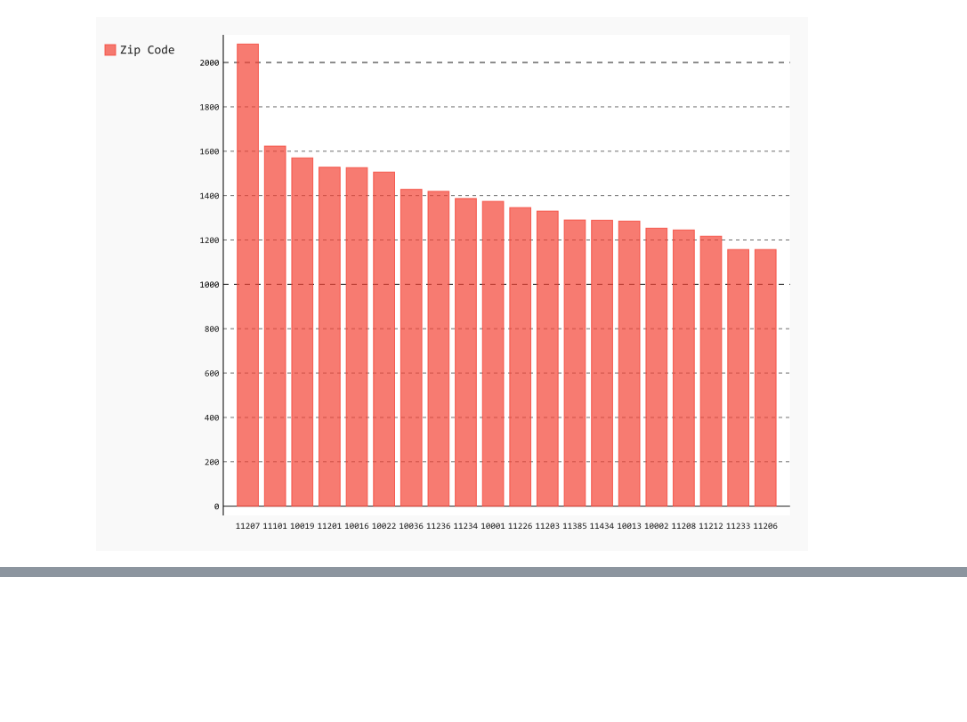
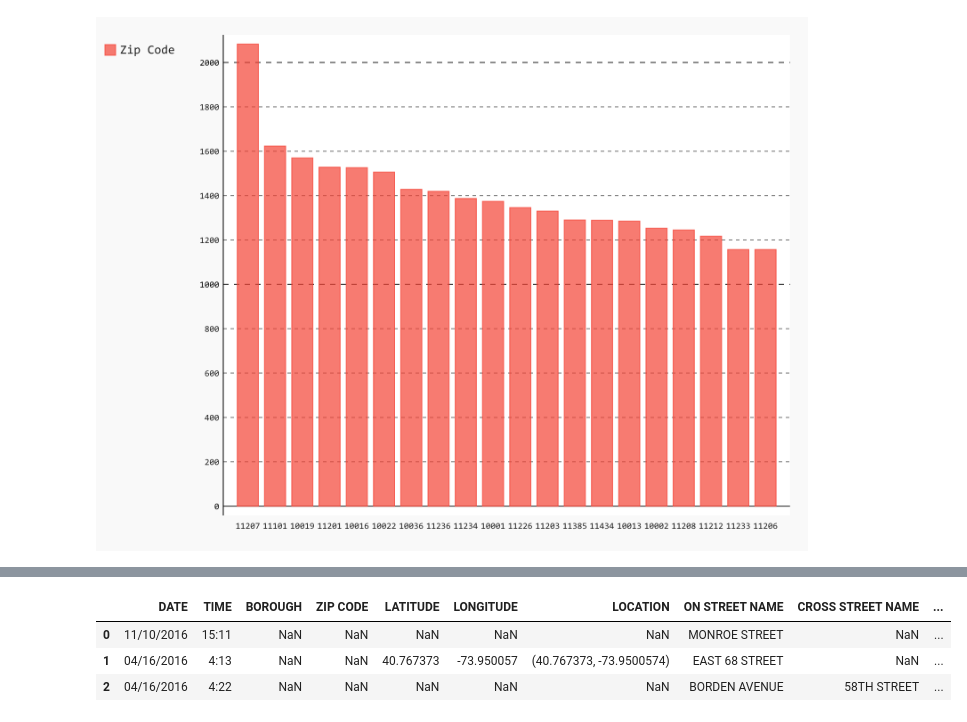
Before and after one commit to ResidentMario/plotting-tools, a Jupyter notebook: notebooks/Top 20 Zip Codes Bar Chart.ipynb, the cells around one changed output, grey strips where cells are left out. Saved outputs shown, nothing was run; the diff lists cells and outputs as text; code cells hidden in the pictures; blank space fills up the shorter version.

```diff
--- a/notebooks/Top 20 Zip Codes Bar Chart.ipynb
+++ b/notebooks/Top 20 Zip Codes Bar Chart.ipynb
@@ -249,0 +262,7 @@ line_chart
+# %%
+collisions.head(3)
+# %% [output]
+|  | DATE | TIME | BOROUGH | ZIP CODE | LATITUDE | LONGITUDE | LOCATION | ON STREET NAME | CROSS STREET NAME | ... |
+| 0 | 11/10/2016 | 15:11 | NaN | NaN | NaN | NaN | NaN | MONROE STREET | NaN | ... |
+| 1 | 04/16/2016 | 4:13 | NaN | NaN | 40.767373 | -73.950057 | (40.767373, -73.9500574) | EAST 68 STREET | NaN | ... |
+| 2 | 04/16/2016 | 4:22 | NaN | NaN | NaN | NaN | NaN | BORDEN AVENUE | 58TH STREET | ... |
```
Also changed, not shown: parts of 26 cells of this notebook.
